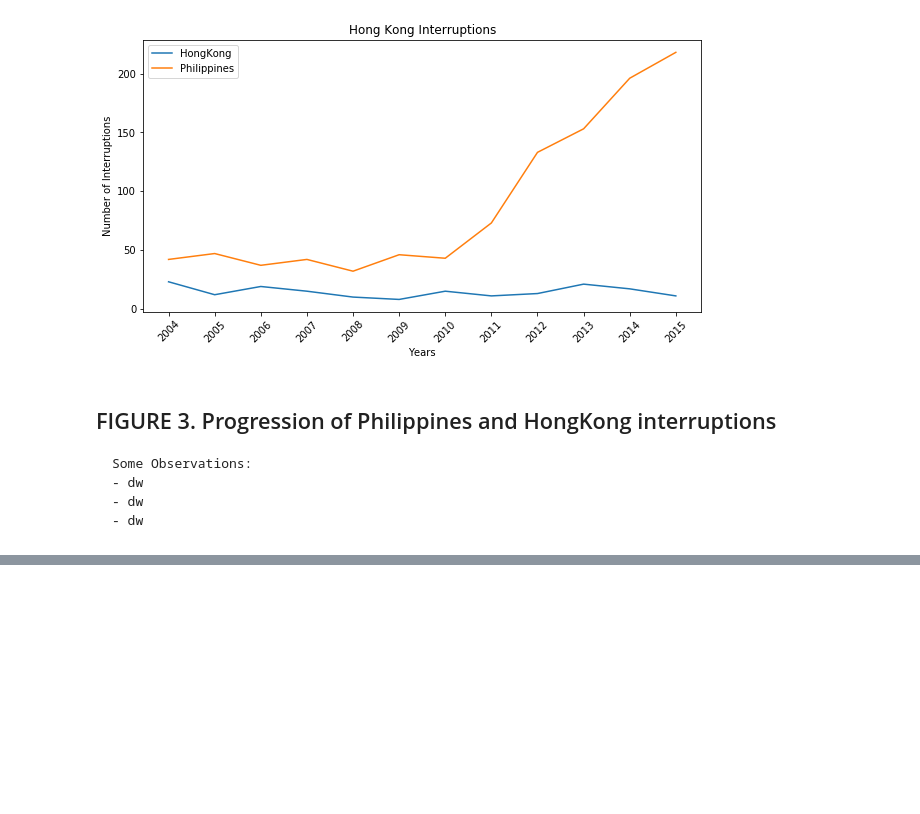
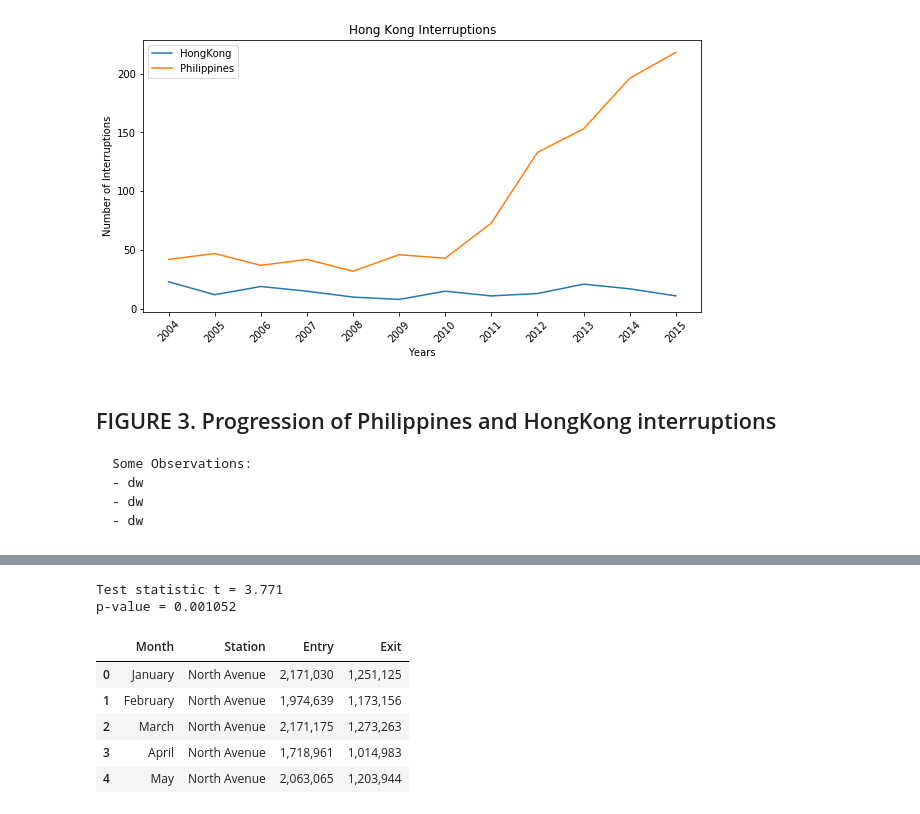
Before and after one commit to kylesantiago/-DATASCI-Final, a Jupyter notebook: [DATASCI] Final.ipynb, the cells around one changed output, grey strips where cells are left out. Cells and saved outputs as stored; diff of their text form; code cells hidden in the pictures; blank space fills up the shorter version.

```diff
--- a/[DATASCI] Final.ipynb
+++ b/[DATASCI] Final.ipynb
@@ -7,7 +8,9 @@ from matplotlib.pyplot import cm
 # %%
 intPerYearMRT = pd.read_csv('DATA\interruptionsPerYear.csv')
 intPerYearLRT = pd.read_csv('DATA\interruptionsPerYearLRT.csv')
+passPerMonthMRT = pd.read_csv('DATA\passengersPerMonth.csv')
 intPerYearHK = pd.read_csv('DATA\HongKongLRTAccidents.csv')
+passPerYearHK = pd.read_csv('DATA\passPerYearHK.csv')
 # %%
 intPerYearMRT.head()
 # %% [output]
@@ -184,3 +192,21 @@ tempDFHK.describe()
 | 50% | 0.000000 | 0.000000 | 0.000000 | 0.000000 | 0.000000 | 0.000000 | 0.000000 | 0.00000 | 0.000000 | 0.000000 | 0.000000 | ... |
 | 75% | 0.000000 | 0.000000 | 0.000000 | 0.000000 | 0.000000 | 0.000000 | 1.000000 | 0.00000 | 0.000000 | 0.000000 | 0.000000 | ... |
 | max | 23.000000 | 12.000000 | 19.000000 | 15.000000 | 10.000000 | 8.000000 | 14.000000 | 11.00000 | 13.000000 | 21.000000 | 17.000000 | ... |
+# %%
+sumHK = tempDFHK.sum(axis = 0, skipna = True).tolist()
+
+t_stat, p_val = ttest_ind(sumPH, sumHK)
+print("Test statistic t = {:0.3f}".format(t_stat))
+print("p-value = {:0.6f}".format(p_val))
+# %% [output]
+Test statistic t = 3.771
+p-value = 0.001052
+# %%
+passPerMonthMRT.head()
+# %% [output]
+|  | Month | Station | Entry | Exit |
+| 0 | January | North Avenue | 2,171,030 | 1,251,125 |
+| 1 | February | North Avenue | 1,974,639 | 1,173,156 |
+| 2 | March | North Avenue | 2,171,175 | 1,273,263 |
+| 3 | April | North Avenue | 1,718,961 | 1,014,983 |
+| 4 | May | North Avenue | 2,063,065 | 1,203,944 |
```
Also changed, not shown: parts of 11 cells of this notebook, 2 other files.
